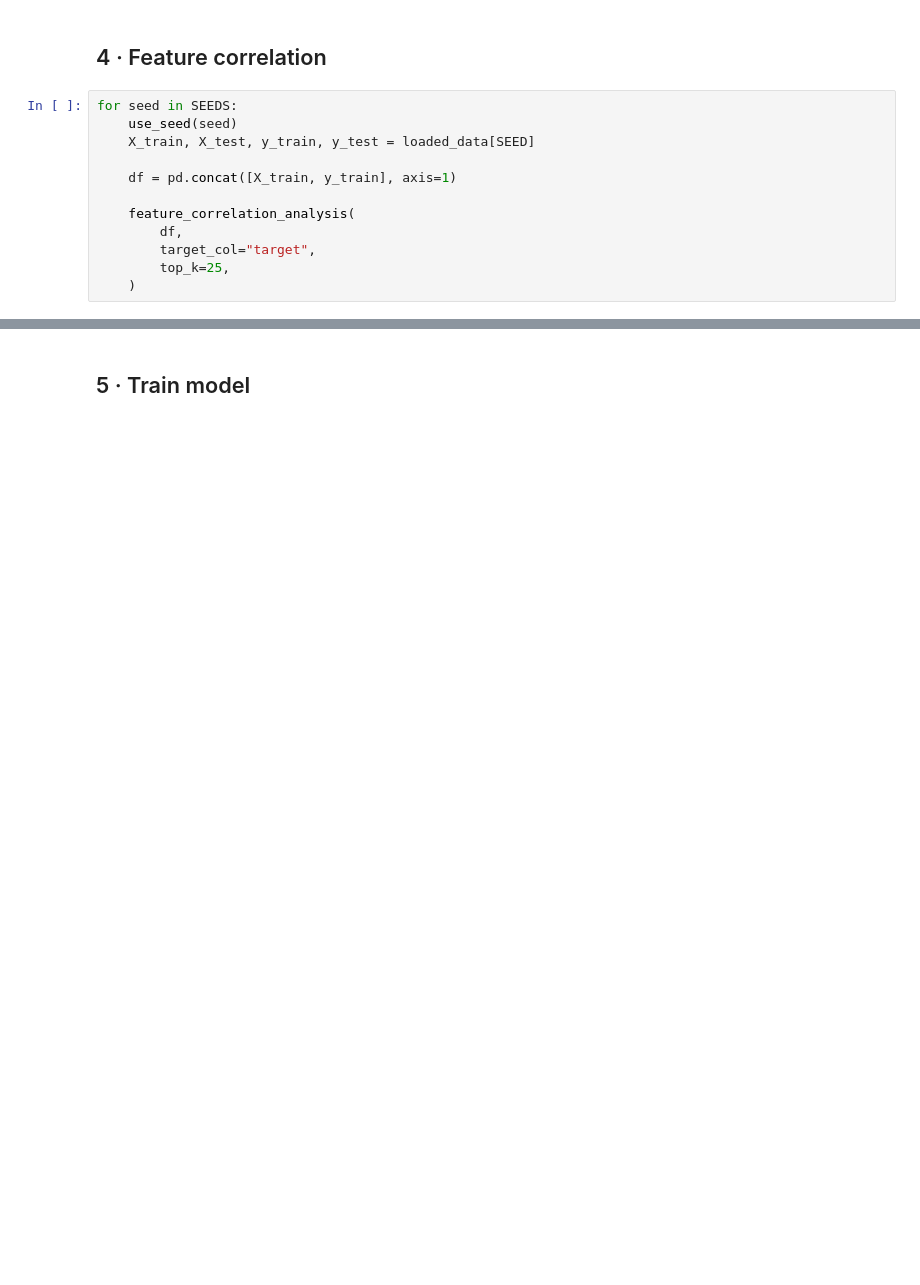
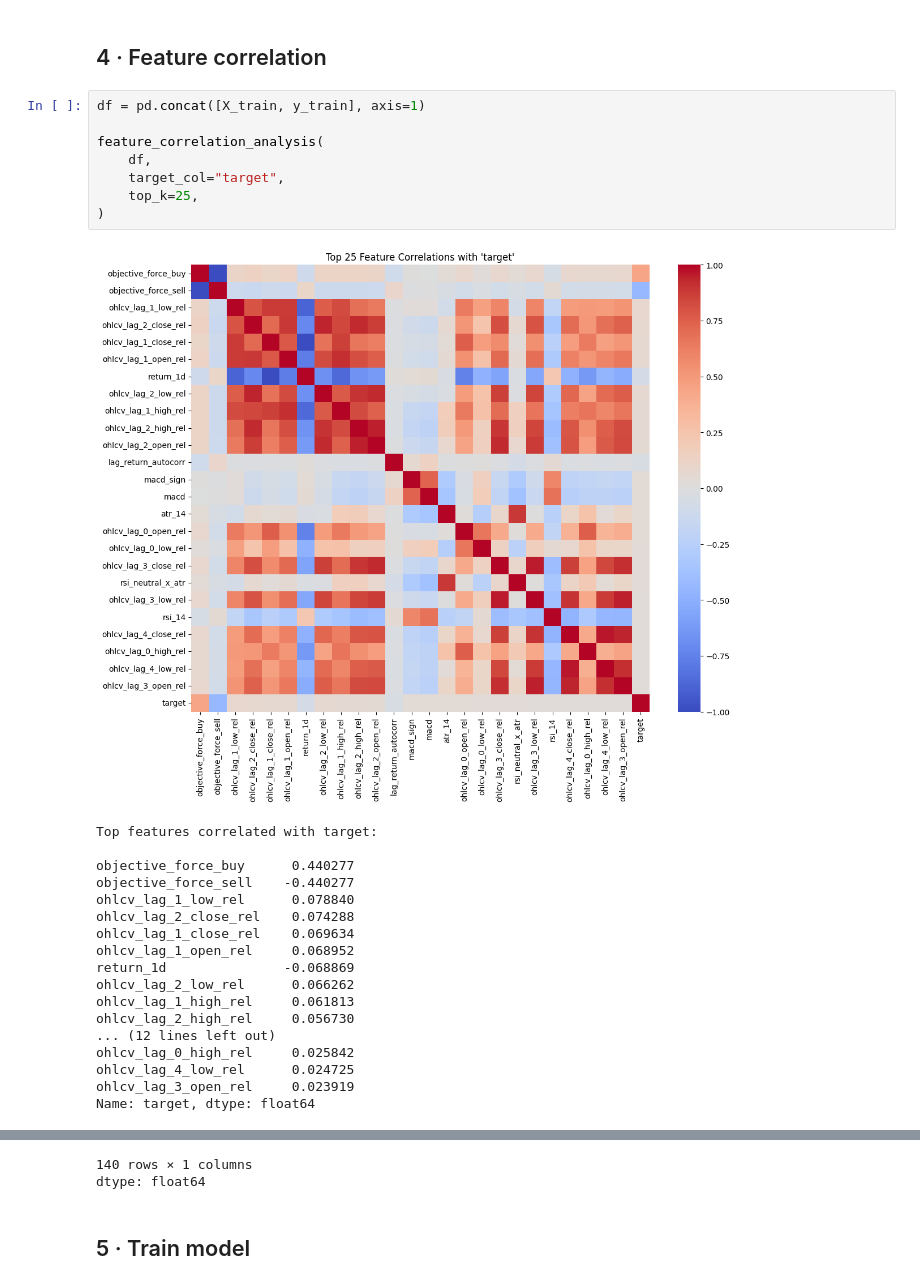
Before and after one commit to leovora/master-thesis, a Jupyter notebook: notebooks/attack_model_training.ipynb, the cells around one changed output, grey strips where cells are left out. Saved outputs shown, nothing was run; the diff lists cells and outputs as text; blank space fills up the shorter version.

Commit message:
Executed targeted experiments + results

```diff
--- a/notebooks/attack_model_training.ipynb
+++ b/notebooks/attack_model_training.ipynb
@@ -308,14 +324,29 @@ for seed in SEEDS:
 # %% [markdown]
 ## 4 · Feature correlation
 # %%
-for seed in SEEDS:
-    use_seed(seed)
-    X_train, X_test, y_train, y_test = loaded_data[SEED]
+df = pd.concat([X_train, y_train], axis=1)
 
-    df = pd.concat([X_train, y_train], axis=1)
-
-    feature_correlation_analysis(
-        df,
-        target_col="target",
-        top_k=25,
-    )
+feature_correlation_analysis(
+    df,
+    target_col="target",
+    top_k=25,
+)
+# %% [output]
+[figure, added]
+Top features correlated with target:
+
+objective_force_buy      0.440277
+objective_force_sell    -0.440277
+ohlcv_lag_1_low_rel      0.078840
+ohlcv_lag_2_close_rel    0.074288
+ohlcv_lag_1_close_rel    0.069634
+ohlcv_lag_1_open_rel     0.068952
+return_1d               -0.068869
+ohlcv_lag_2_low_rel      0.066262
+ohlcv_lag_1_high_rel     0.061813
+ohlcv_lag_2_high_rel     0.056730
+... (12 lines left out)
+ohlcv_lag_0_high_rel     0.025842
+ohlcv_lag_4_low_rel      0.024725
+ohlcv_lag_3_open_rel     0.023919
+Name: target, dtype: float64
@@ -322,3 +365,5 @@ for seed in SEEDS:
+140 rows × 1 columns
+dtype: float64
 # %% [markdown]
 ## 5 · Train model
 # %%
```
Also changed, not shown: parts of 12 cells of this notebook, 14 other files.
